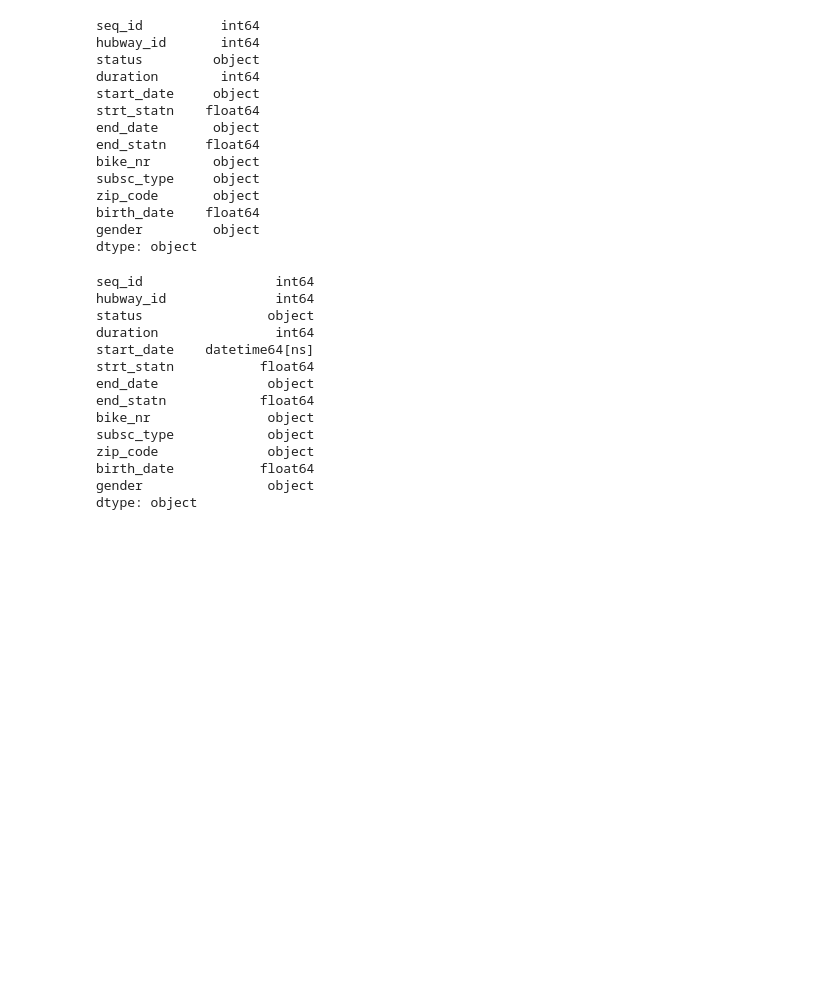
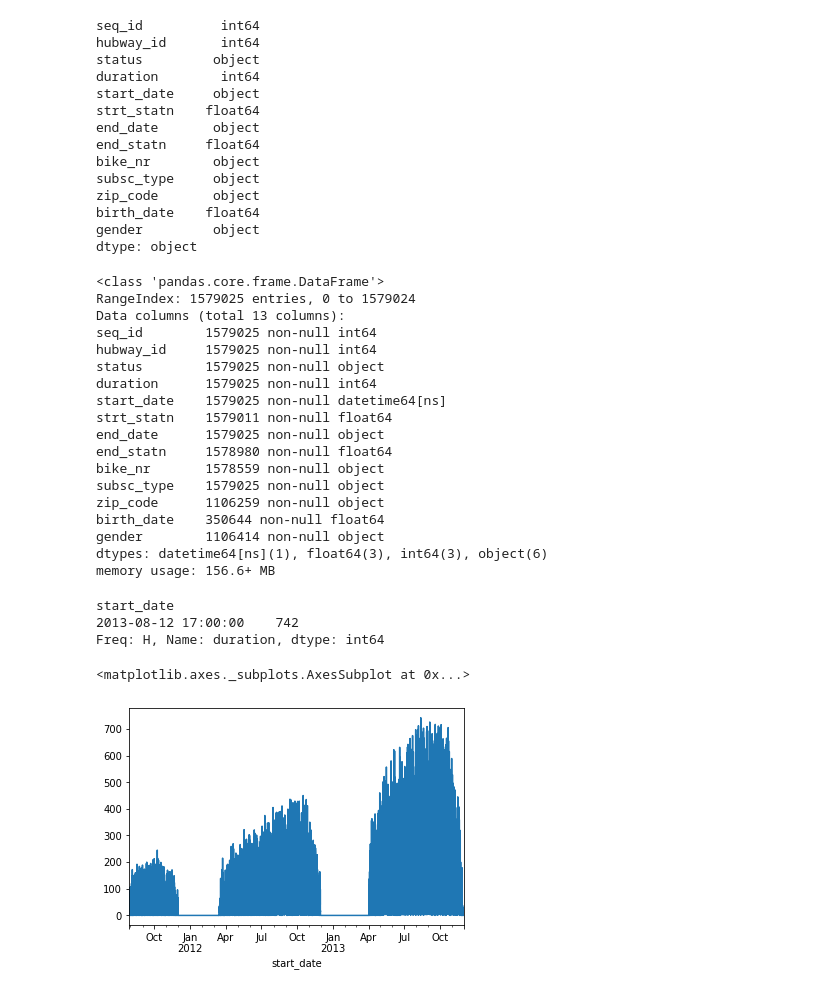
Before and after one commit to jisanos/Hubway-Data-Visualization-Challenge, a Jupyter notebook: Exam_Script.ipynb, the cells around one changed output. Saved outputs shown, nothing was run; the diff lists cells and outputs as text; code cells hidden in the pictures; blank space fills up the shorter version.

Commit message:
Found the peak hubway hours

```diff
--- a/Exam_Script.ipynb
+++ b/Exam_Script.ipynb
@@ -111,19 +114,38 @@ dtype: object
 # %%
 Trips['start_date'] = pd.to_datetime(Trips['start_date'], format='%m/%d/%Y %H:%M:%S')
 # %%
-Trips.dtypes
+Trips.info()
 # %% [output]
-seq_id                 int64
-hubway_id              int64
-status                object
-duration               int64
-start_date    datetime64[ns]
-strt_statn           float64
-end_date              object
-end_statn            float64
-bike_nr               object
-subsc_type            object
-zip_code              object
-birth_date           float64
-gender                object
-dtype: object
+<class 'pandas.core.frame.DataFrame'>
+RangeIndex: 1579025 entries, 0 to 1579024
+Data columns (total 13 columns):
+seq_id        1579025 non-null int64
+hubway_id     1579025 non-null int64
+status        1579025 non-null object
+duration      1579025 non-null int64
+start_date    1579025 non-null datetime64[ns]
+strt_statn    1579011 non-null float64
+end_date      1579025 non-null object
+end_statn     1578980 non-null float64
+bike_nr       1578559 non-null object
+subsc_type    1579025 non-null object
+zip_code      1106259 non-null object
+birth_date    350644 non-null float64
+gender        1106414 non-null object
+dtypes: datetime64[ns](1), float64(3), int64(3), object(6)
+memory usage: 156.6+ MB
+# %%
+Trips_initial_time = Trips.set_index('start_date').resample('H').count()
+# %%
+Trips_initial_time = Trips_initial_time['duration']
+# %%
+Trips_initial_time[Trips_initial_time == Trips_initial_time.max()]
+# %% [output]
+start_date
+2013-08-12 17:00:00    742
+Freq: H, Name: duration, dtype: int64
+# %%
+Trips_initial_time.plot()
+# %% [output]
+<matplotlib.axes._subplots.AxesSubplot at 0x...>
+[figure, added]
```
Also changed, not shown: parts of 11 cells of this notebook.
